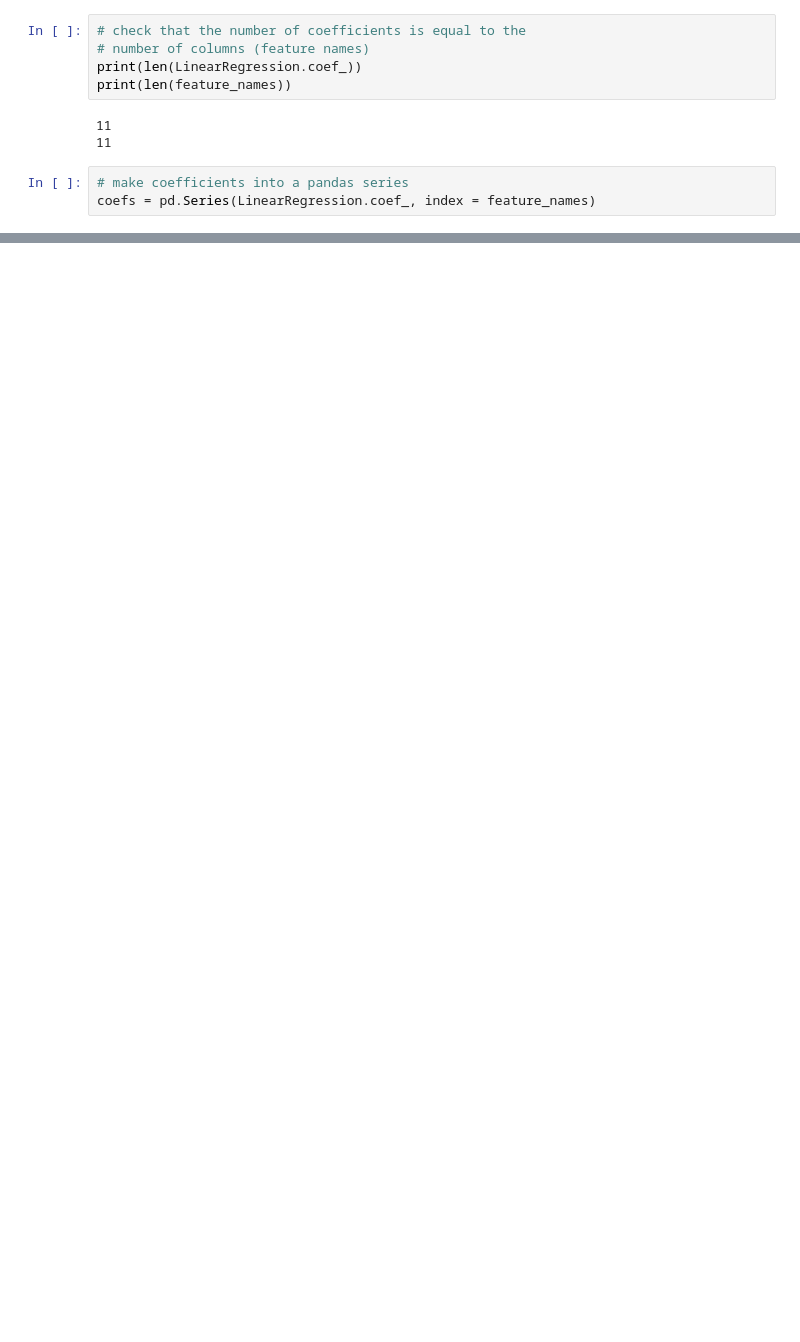
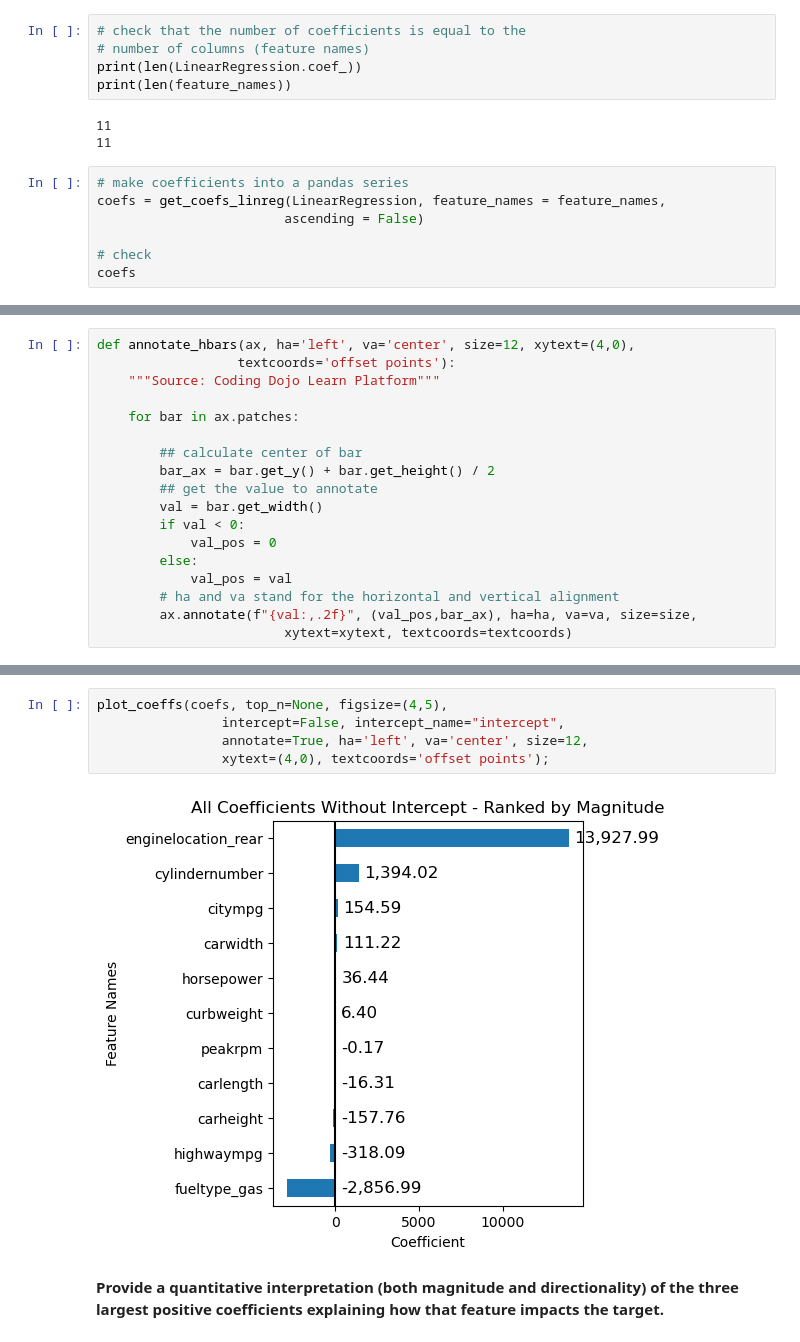
Before and after one commit to kellianneyang/data-visualization-practice, a Jupyter notebook: Mock Belt Exam - Data Visualization Stack.ipynb, the cells around one changed output, grey strips where cells are left out. Saved outputs shown, nothing was run; the diff lists cells and outputs as text; blank space fills up the shorter version.

```diff
--- a/Mock Belt Exam - Data Visualization Stack.ipynb
+++ b/Mock Belt Exam - Data Visualization Stack.ipynb
@@ -109,4 +130,8 @@ print(len(feature_names))
 11
 # %%
 # make coefficients into a pandas series
-coefs = pd.Series(LinearRegression.coef_, index = feature_names)
+coefs = get_coefs_linreg(LinearRegression, feature_names = feature_names,
+                        ascending = False)
+
+# check
+coefs
@@ -112,0 +175,18 @@ coefs = pd.Series(LinearRegression.coef_, index = feature_names)
+# %%
+def annotate_hbars(ax, ha='left', va='center', size=12, xytext=(4,0),
+                  textcoords='offset points'):
+    """Source: Coding Dojo Learn Platform"""
+
+    for bar in ax.patches:
+
+        ## calculate center of bar
+        bar_ax = bar.get_y() + bar.get_height() / 2
+        ## get the value to annotate
+        val = bar.get_width()
+        if val < 0:
+            val_pos = 0
+        else:
+            val_pos = val
+        # ha and va stand for the horizontal and vertical alignment
+        ax.annotate(f"{val:,.2f}", (val_pos,bar_ax), ha=ha, va=va, size=size,
+                        xytext=xytext, textcoords=textcoords)
@@ -112,0 +241,9 @@ coefs = pd.Series(LinearRegression.coef_, index = feature_names)
+# %%
+plot_coeffs(coefs, top_n=None, figsize=(4,5),
+                intercept=False, intercept_name="intercept",
+                annotate=True, ha='left', va='center', size=12,
+                xytext=(4,0), textcoords='offset points');
+# %% [output]
+[figure, added]
+# %% [markdown]
+**Provide a quantitative interpretation (both magnitude and directionality) of the three largest positive coefficients explaining how that feature impacts the target.**
```
Also changed, not shown: parts of 33 cells of this notebook.
